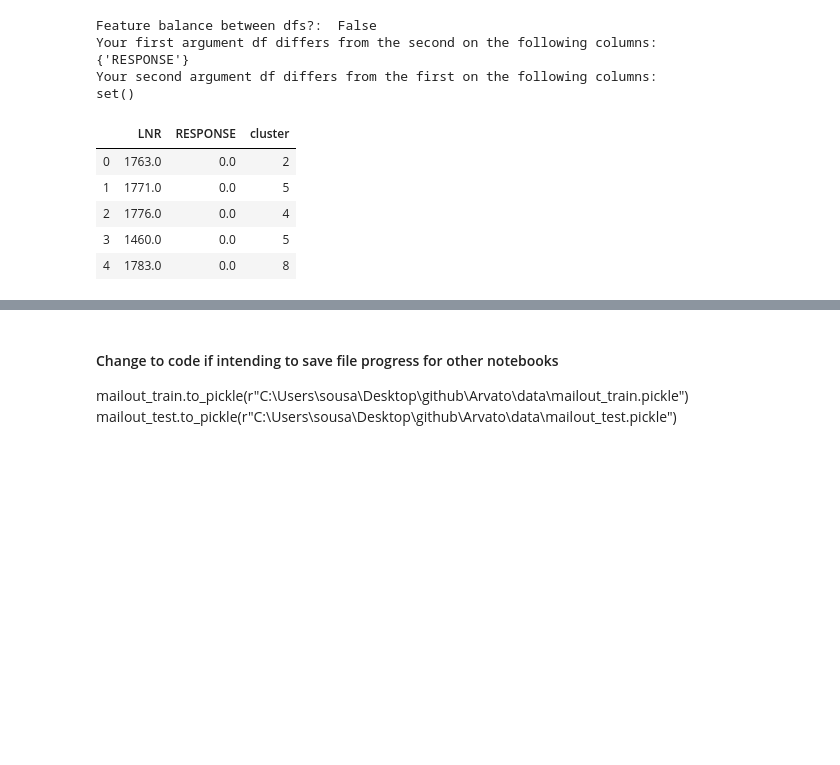
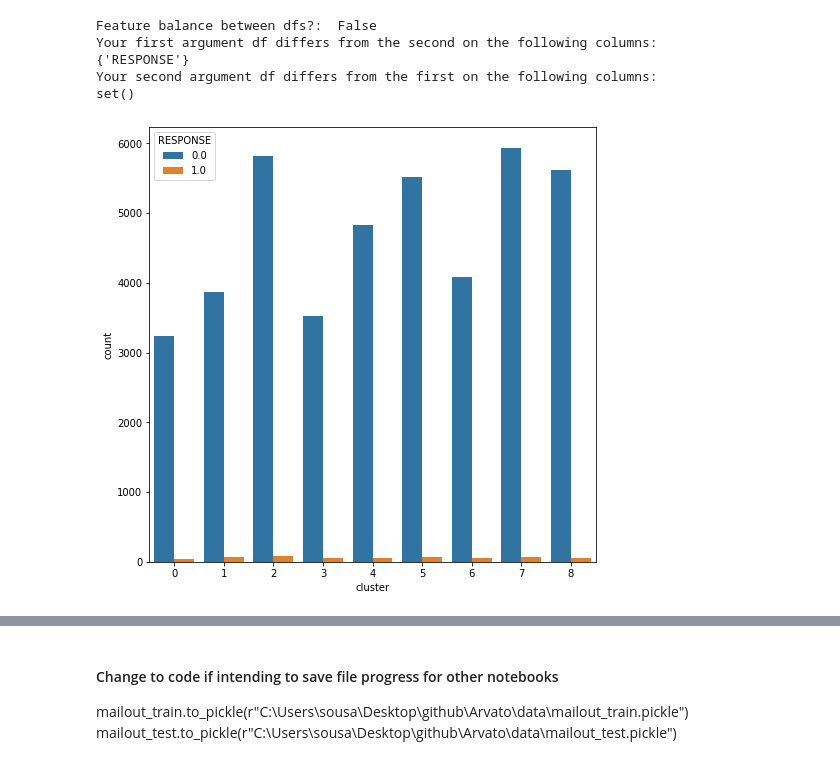
Before and after one commit to sousablde/Arvato-Bertelsmann-Customer-Acquisition, a Jupyter notebook: Arvato Project Workbook.ipynb, the cells around one changed output, grey strips where cells are left out. Saved outputs shown, nothing was run; the diff lists cells and outputs as text; code cells hidden in the pictures; blank space fills up the shorter version.

```diff
--- a/Arvato Project Workbook.ipynb
+++ b/Arvato Project Workbook.ipynb
@@ -792,15 +790,10 @@ set()
 #merging mailout and cluster map on the LNR column
 clusters_mailout = pd.merge(mailout_train, cluster_map, on = 'LNR')
 response_and_cluster = clusters_mailout[['LNR', 'RESPONSE', 'cluster']]
-# %%
-response_and_cluster.head()
-# %% [output]
-|  | LNR | RESPONSE | cluster |
-| 0 | 1763.0 | 0.0 | 2 |
-| 1 | 1771.0 | 0.0 | 5 |
-| 2 | 1776.0 | 0.0 | 4 |
-| 3 | 1460.0 | 0.0 | 5 |
-| 4 | 1783.0 | 0.0 | 8 |
+# %%
+ax = sns.countplot(x="cluster", hue="RESPONSE", data=response_and_cluster)
+# %% [output]
+[figure, added]
 # %%
 plot1 = response_and_cluster.groupby(['cluster', 'RESPONSE'])['RESPONSE'].count().unstack('RESPONSE')
 plot1[[0, 1]].plot(kind = 'bar', stacked = True)
```
Also changed, not shown: parts of 25 cells of this notebook, 2 other files.
